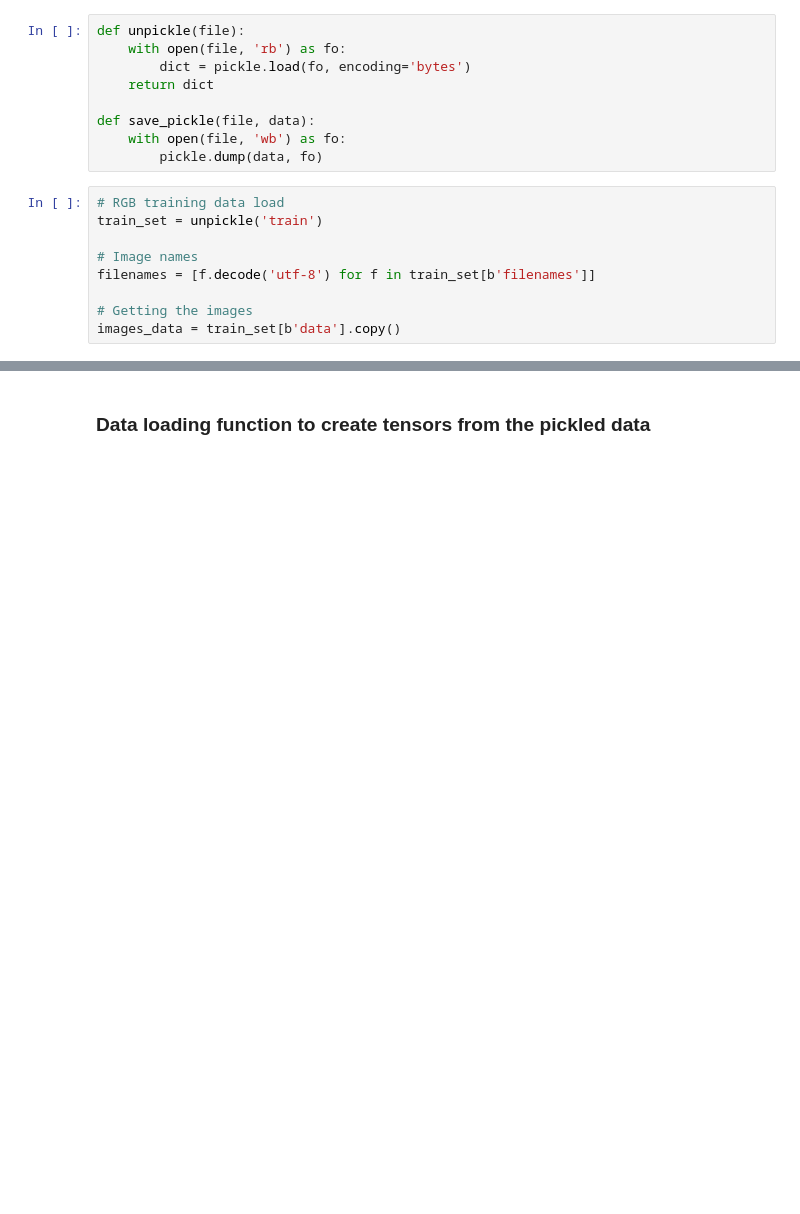
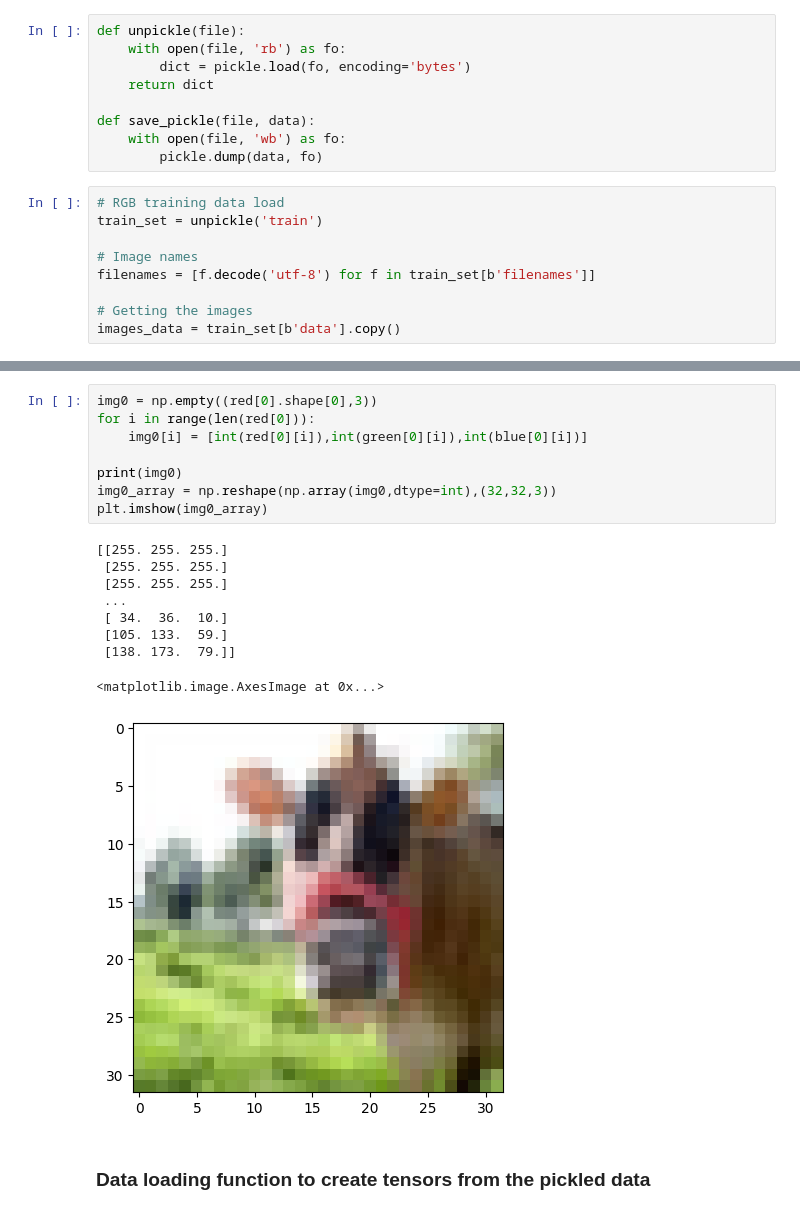
Before and after one commit to mihribanyvs/Colorization, a Jupyter notebook: yuv_transformation.ipynb, the cells around one changed output, grey strips where cells are left out. Saved outputs shown, nothing was run; the diff lists cells and outputs as text; blank space fills up the shorter version.

```diff
--- a/yuv_transformation.ipynb
+++ b/yuv_transformation.ipynb
@@ -29,3 +49,21 @@ images_data = train_set[b'data'].copy()
+# %%
+img0 = np.empty((red[0].shape[0],3))
+for i in range(len(red[0])):
+    img0[i] = [int(red[0][i]),int(green[0][i]),int(blue[0][i])]
+
+print(img0)
+img0_array = np.reshape(np.array(img0,dtype=int),(32,32,3))
+plt.imshow(img0_array)
+# %% [output]
+[[255. 255. 255.]
+ [255. 255. 255.]
+ [255. 255. 255.]
+ ...
+ [ 34.  36.  10.]
+ [105. 133.  59.]
+ [138. 173.  79.]]
+<matplotlib.image.AxesImage at 0x...>
+[figure, added]
 # %% [markdown]
 ### Data loading function to create tensors from the pickled data
 # %%
```
Also changed, not shown: parts of 2 cells of this notebook.
